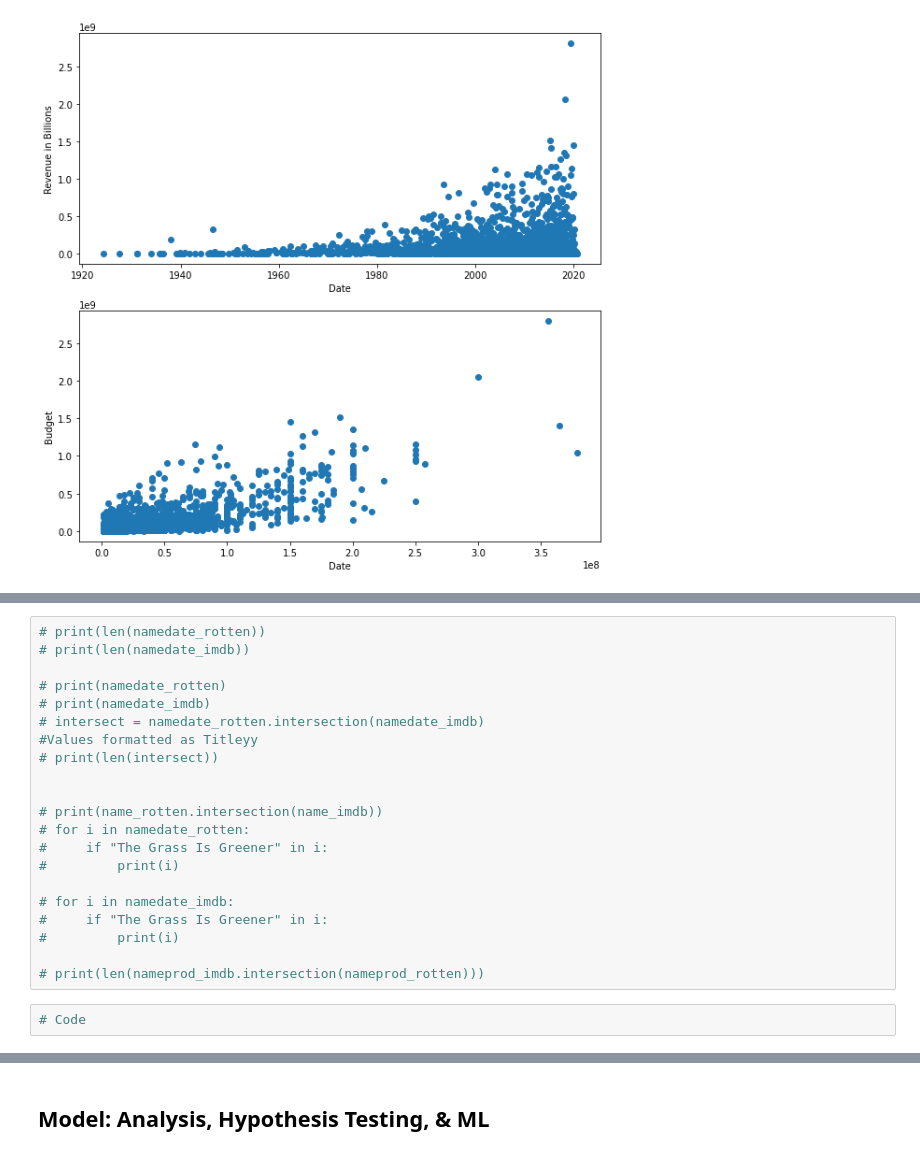
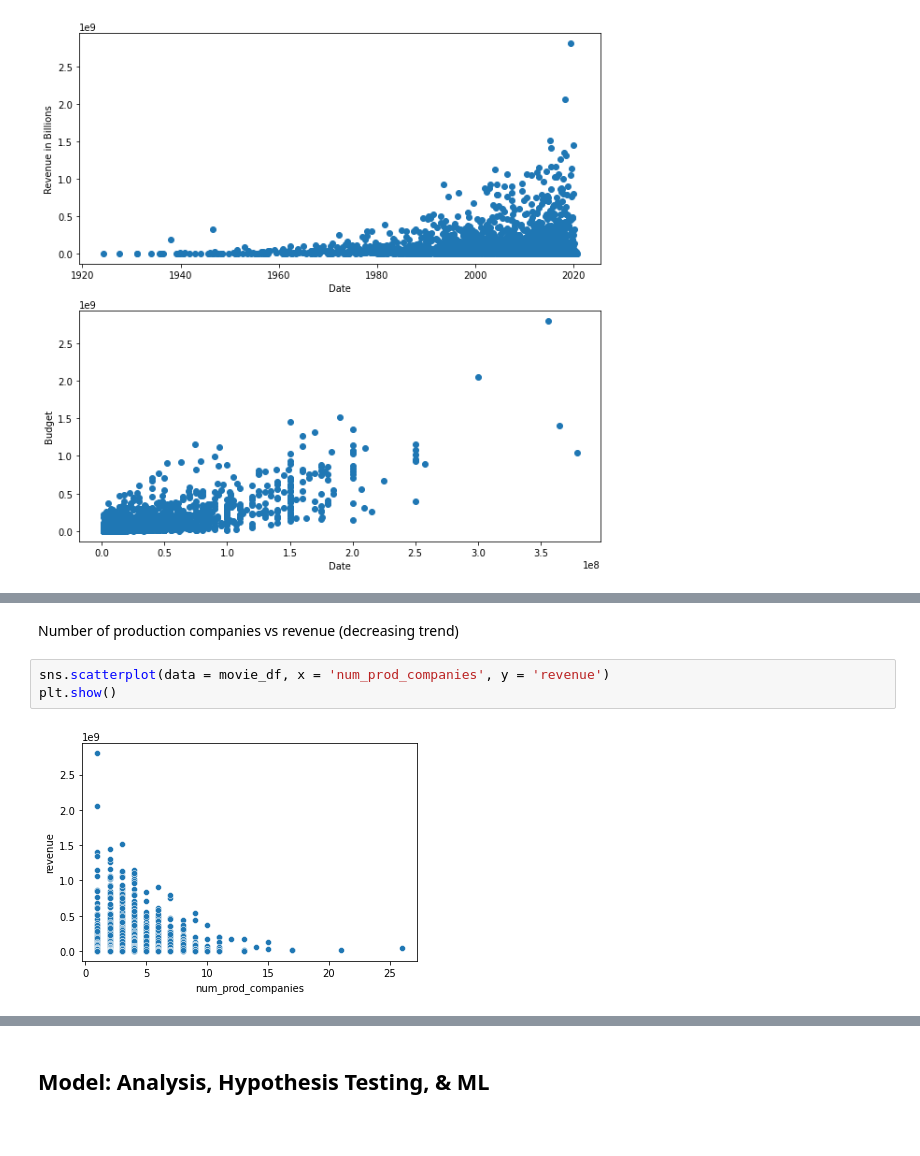
Before and after one commit to cmsc320-gautham-evan-arjun/cmsc320-gautham-evan-arjun.github.io, a Jupyter notebook: finaltutorial.ipynb, the cells around one changed output, grey strips where cells are left out. Drawn from its saved outputs; the diff is of its cells as text; blank space fills up the shorter version.

```diff
--- a/finaltutorial.ipynb
+++ b/finaltutorial.ipynb
@@ -503,23 +449,7 @@ Some testing to see intersection
-# %%
-# print(len(namedate_rotten))
-# print(len(namedate_imdb))
-
-# print(namedate_rotten)
-# print(namedate_imdb)
-# intersect = namedate_rotten.intersection(namedate_imdb)
-#Values formatted as Titleyy
-# print(len(intersect))
-
-
-# print(name_rotten.intersection(name_imdb))
-# for i in namedate_rotten:
-#     if "The Grass Is Greener" in i:
-#         print(i)
-
-# for i in namedate_imdb:
-#     if "The Grass Is Greener" in i:
-#         print(i)
-
-# print(len(nameprod_imdb.intersection(nameprod_rotten)))
-# %%
-# Code
+# %% [markdown]
+Number of production companies vs revenue (decreasing trend)
+# %%
+sns.scatterplot(data = movie_df, x = 'num_prod_companies', y = 'revenue')
+plt.show()
+# %% [output]
+[figure, added]
```
Also changed, not shown: parts of 29 cells of this notebook.
